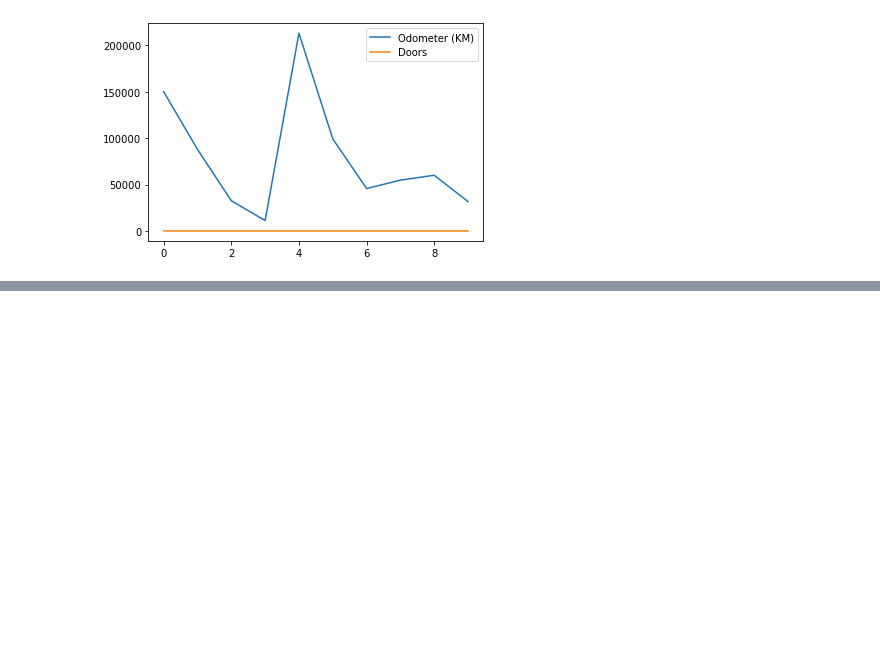
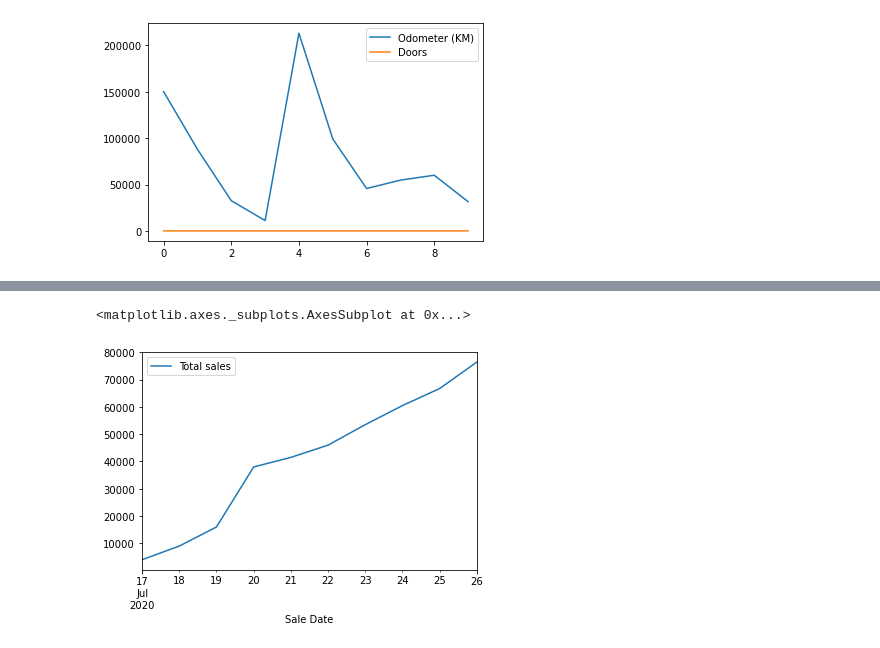
Before and after one commit to wloszynski/Zero-To-Mastery-Machine-Learning, a Jupyter notebook: sample_project/introduction-to-matplotlib.ipynb, the cells around one changed output, grey strips where cells are left out. Drawn from its saved outputs; the diff is of its cells as text; code cells hidden in the pictures; blank space fills up the shorter version.

Commit message:
Introduction to matplotlib - wloszynski-laptop

```diff
--- a/sample_project/introduction-to-matplotlib.ipynb
+++ b/sample_project/introduction-to-matplotlib.ipynb
@@ -182,0 +199,3 @@ car_sales.plot()
+# %%
+# Remove last two zeros
+car_sales["Price"] = car_sales["Price"].str[:-2]
@@ -182,0 +216,7 @@ car_sales.plot()
+# %%
+car_sales["Sale Date"] = pd.date_range("7/17/2020", periods=len(car_sales))
+# %%
+car_sales["Price"] = car_sales["Price"].astype(int)
+# %%
+car_sales["Total sales"] = car_sales["Price"].astype(int).cumsum()
+car_sales
@@ -182,0 +249,6 @@ car_sales.plot()
+# %%
+# Let's plot the total sales
+car_sales.plot(x="Sale Date", y="Total sales")
+# %% [output]
+<matplotlib.axes._subplots.AxesSubplot at 0x...>
+[figure, added]
```
Also changed, not shown: parts of 10 cells of this notebook.
